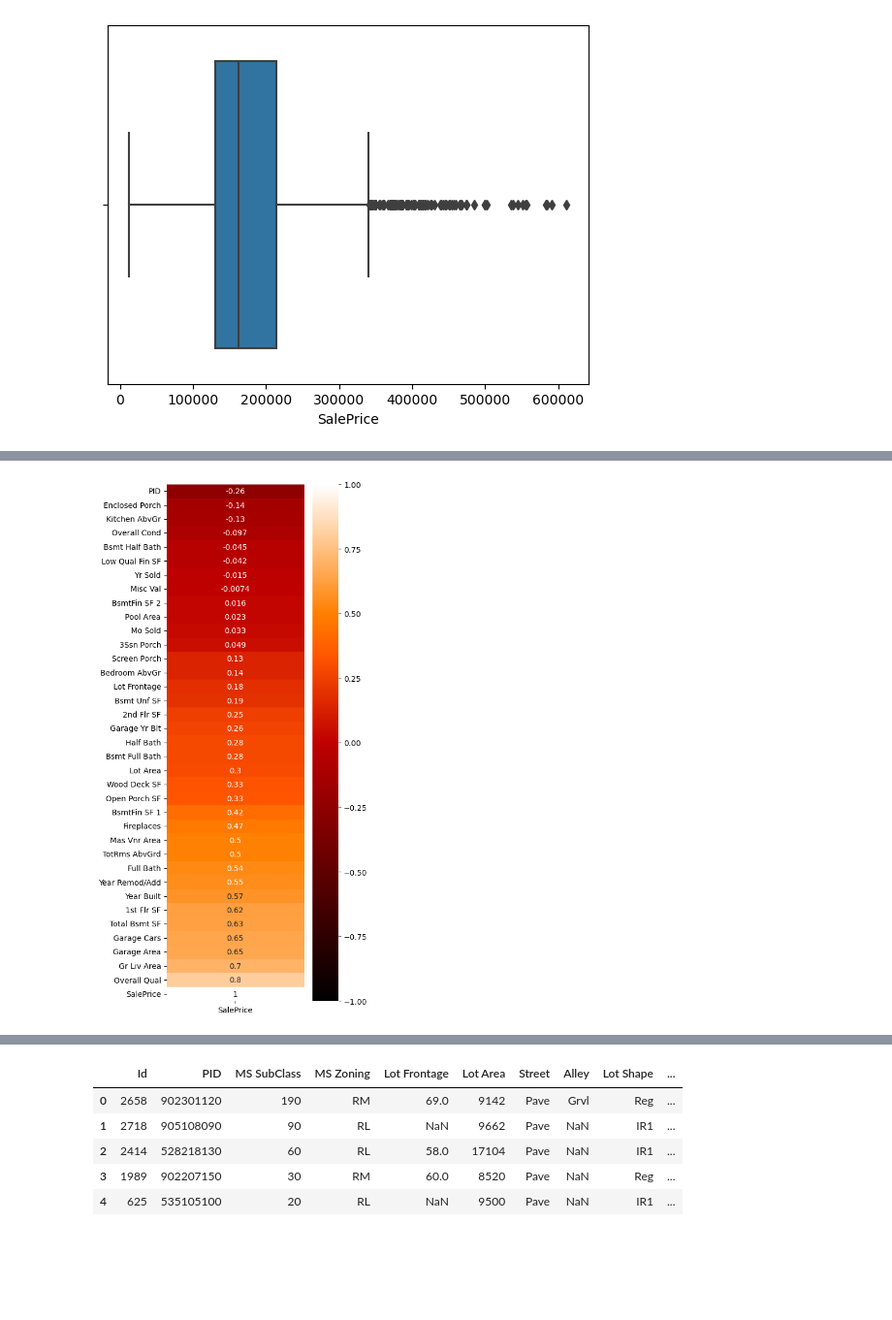
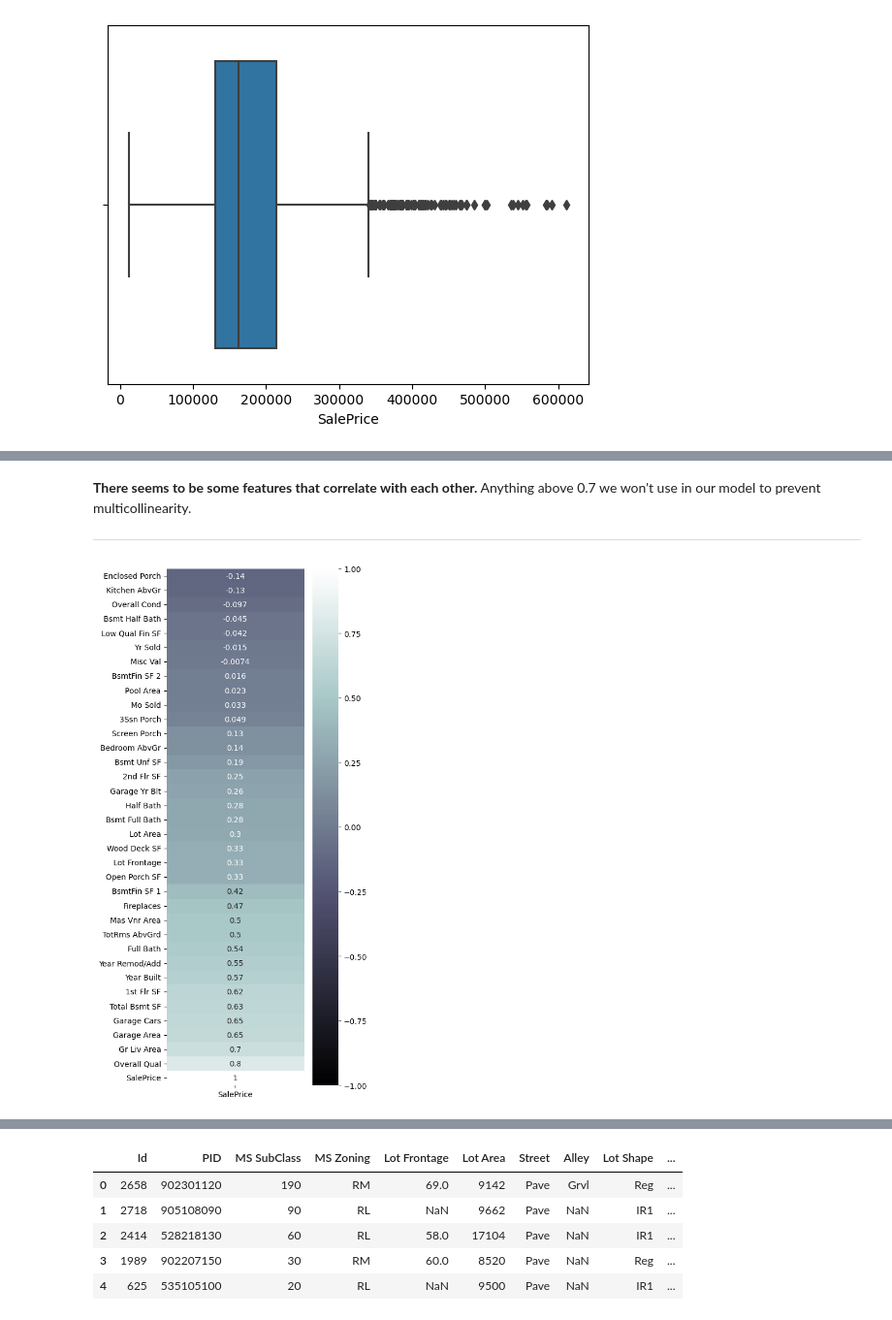
Before and after one commit to jlu7922/Ames-Housing-Data-and-Kaggle-Challenge, a Jupyter notebook: code/Data-Cleaning-EDA.ipynb, the cells around one changed output, grey strips where cells are left out. Shown: that part at 97% size. Cells and saved outputs as stored; diff of their text form; code cells hidden in the pictures; blank space fills up the shorter version.

```diff
--- a/code/Data-Cleaning-EDA.ipynb
+++ b/code/Data-Cleaning-EDA.ipynb
@@ -58,8 +59,8 @@ memory usage: 1.3+ MB
 # Converting columns data types: Id, PID, MS SubClass
 
 train['Id'] = train['Id'].astype(str)
+train['PID'] = train['PID'].astype(str)
 train['MS SubClass'] = train['MS SubClass'].astype(str)
-train['MS SubClass'] = train['MS SubClass'].astype(str)
 # %%
 # How to display all rows from dataframe derived from https://www.geeksforgeeks.org/how-to-display-all-rows-from-dataframe-using-pandas/#
 pd.set_option('display.max_rows', None)
@@ -213,4 +229,25 @@ Index(['Id', 'MS SubClass', 'MS Zoning', 'Lot Frontage', 'Street', 'Lot Shape',
 # %%
-categorical_col_list = list(categorical)
-for col in categorical_col_list:
-    train[col].fillna('NA', inplace=True)
+# Create a function fill NaN values for categorical columns
+
+# Create a function fill NaN values for numerical columns
+
+def fill_categorical(df):
+    # NaN indicates no garage
+    df['Garage Cond'] = df['Garage Cond'].fillna('None')
+    df['Garage Qual'] = df['Garage Qual'].fillna('None')
+    df['Garage Finish'] = df['Garage Finish'].fillna('None')
+    df['Garage Type'] = df['Garage Type'].fillna('None')
+
+    # NaN indicates non-existence of feature
+    df['Bsmt Exposure'] = df['Bsmt Exposure'].fillna('None')
+    df['BsmtFin Type 2'] = df['BsmtFin Type 2'].fillna('None')
+    df['Bsmt Qual'] = df['Bsmt Qual'].fillna('None')
+    df['Bsmt Cond'] = df['Bsmt Cond'].fillna('None')
+    df['BsmtFin Type 1'] = df['BsmtFin Type 1'].fillna('None')
+    df['Mas Vnr Type'] = df['Mas Vnr Type'].fillna('None')
+
+    return df
+
+fill_categorical(train)
+
+train[categorical].isnull().sum().sort_values(ascending=False)
@@ -256,20 +319,10 @@ def clean_outliers(column):
 # %%
 # Use function to clean outliers from numerical columns
 
-# Getting typeerror, so lets just make them floats
-
 numerical_col_list = list(numerical)
-for col in numerical_col_list:
-    train[col] = train[col].astype('float')
-
-train['SalePrice'] = pd.to_numeric(train['SalePrice'], errors='coerce')
 
 for col in numerical_col_list:
     train[col] = clean_outliers(train[col])
-
-
-for col in numerical_col_list:
-    train[col].fillna('0', inplace=True)
 # %%
 # adjusting for outliers created more null values
 train[numerical].isnull().sum()
@@ -291,6 +344,3 @@ Mo Sold            0
 Yr Sold            0
 SalePrice          0
 dtype: int64
-# %%
-train['SalePrice'].dropna(inplace=True)
-train[numerical].isnull().sum()
@@ -334,12 +377,17 @@ sns.boxplot(x = train['Full Bath']);
+# %% [markdown]
+**There seems to be some features that correlate with each other.** Anything above 0.7 we won't use in our model to prevent multicollinearity.
+
+---
 # %%
+# Condensed heatmap to just see the correlation of all features to SalePrice
 plt.figure(figsize = (5,10))
 sns.heatmap(train.corr()[['SalePrice']].sort_values(by='SalePrice'),
             vmin = -1,
             vmax = 1,
-            cmap = 'gist_heat',
+            cmap = 'bone',
             annot = True);
 
 plt.tight_layout()
 plt.savefig('../imgs/correlation_final.png')
 # %% [output]
-[figure, old version]
+[figure, new version]
```
Also changed, not shown: parts of 34 cells of this notebook, 5 other files.
